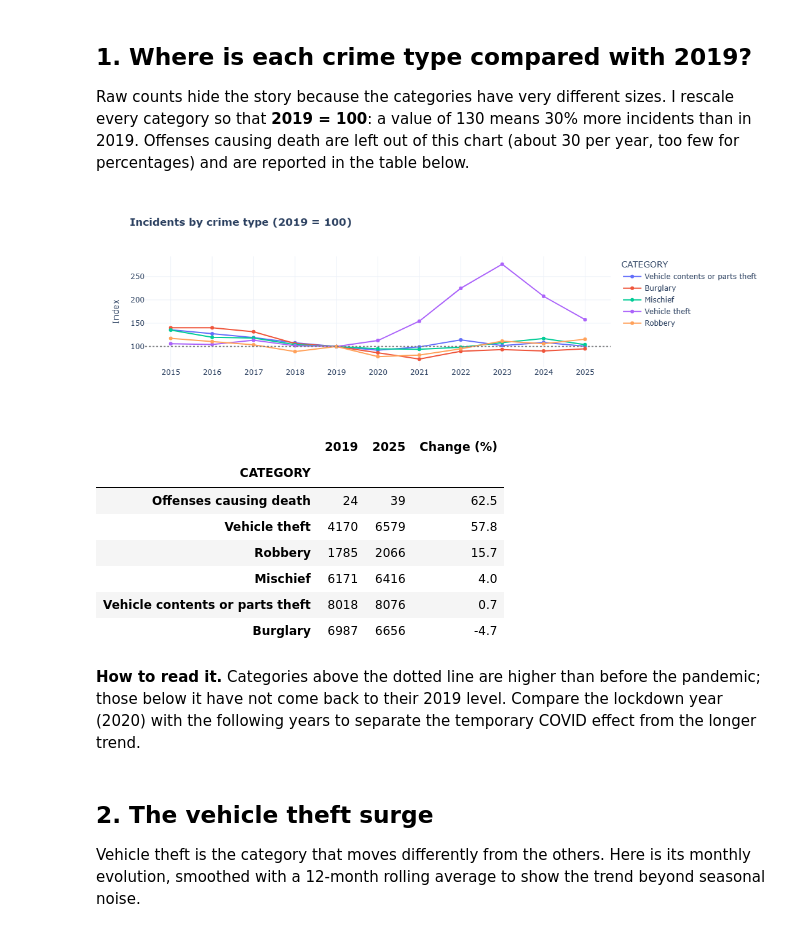
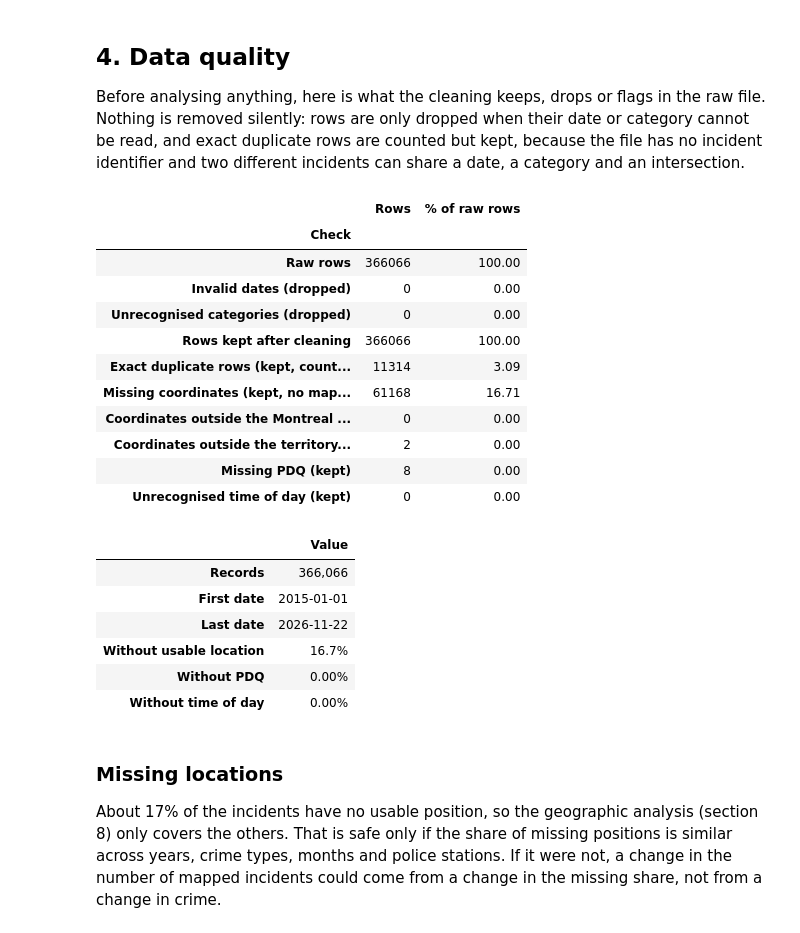
Before and after one commit to NadaAf25/montreal-crime-after-covid, a Jupyter notebook: Montreal-Crime-After-COVID.ipynb, the cells around one changed output. Drawn from its saved outputs; the diff is of its cells as text; code cells hidden in the pictures.

Commit message:
Add statistical analysis, tests, CI, data download script and rebuilt report

```diff
--- a/Montreal-Crime-After-COVID.ipynb
+++ b/Montreal-Crime-After-COVID.ipynb
@@ -90,0 +36,11 @@ yearly
+# %%
+boundary = load_boundary(BOUNDARY_PATH)
+if boundary is None:
+    print("No territory polygon found (" + BOUNDARY_PATH + "): coordinates are checked against a "
+          "bounding box only.\nRun `python download_data.py` to add the polygon check.")
+
+df = load_crimes(DATA_PATH, boundary=boundary)
+full = df[df["YEAR"] <= LAST_FULL_YEAR]          # complete years only
+yearly = yearly_table(full)
+population = load_population()                   # years without a population are left out
+peak_year = int(yearly["Vehicle theft"].idxmax())
@@ -91,38 +140,31 @@ yearly
 # %% [markdown]
-## 1. Where is each crime type compared with 2019?
-Raw counts hide the story because the categories have very different sizes. I rescale every category so that **2019 = 100**: a value of 130 means 30% more incidents than in 2019. Offenses causing death are left out of this chart (about 30 per year, too few for percentages) and are reported in the table below.
+## 4. Data quality
+Before analysing anything, here is what the cleaning keeps, drops or flags in the raw file. Nothing is removed silently: rows are only dropped when their date or category cannot be read, and exact duplicate rows are counted but kept, because the file has no incident identifier and two different incidents can share a date, a category and an intersection.
 # %%
-index = index_to_baseline(yearly[MAIN_CATEGORIES], BASE_YEAR)
-long_index = index.reset_index().melt(id_vars="YEAR", var_name="CATEGORY", value_name="INDEX")
-
-fig = px.line(long_index, x="YEAR", y="INDEX", color="CATEGORY", markers=True,
-              title="<b>Incidents by crime type (2019 = 100)</b>")
-fig.add_hline(y=100, line_dash="dot", line_color="grey")
-fig.update_xaxes(dtick=1, title=None)
-fig.update_yaxes(title="Index")
-fig.show()
+quality_report(DATA_PATH, boundary=boundary)
 # %% [output]
-[figure, removed]
+|  | Rows | % of raw rows |
+| Check |  |  |
+| Raw rows | 366066 | 100.00 |
+| Invalid dates (dropped) | 0 | 0.00 |
+| Unrecognised categories (dropped) | 0 | 0.00 |
+| Rows kept after cleaning | 366066 | 100.00 |
+| Exact duplicate rows (kept, count... | 11314 | 3.09 |
+| Missing coordinates (kept, no map... | 61168 | 16.71 |
+| Coordinates outside the Montreal ... | 0 | 0.00 |
+| Coordinates outside the territory... | 2 | 0.00 |
+| Missing PDQ (kept) | 8 | 0.00 |
+| Unrecognised time of day (kept) | 0 | 0.00 |
 # %%
-last = yearly.loc[LAST_FULL_YEAR]
-base = yearly.loc[BASE_YEAR]
-comparison = pd.DataFrame({
-    str(BASE_YEAR): base,
-    str(LAST_FULL_YEAR): last,
-    "Change (%)": ((last / base - 1) * 100).round(1),
-}).sort_values("Change (%)", ascending=False)
-comparison
+data_quality(df)
 # %% [output]
-|  | 2019 | 2025 | Change (%) |
-| CATEGORY |  |  |  |
-| Offenses causing death | 24 | 39 | 62.5 |
-| Vehicle theft | 4170 | 6579 | 57.8 |
-| Robbery | 1785 | 2066 | 15.7 |
-| Mischief | 6171 | 6416 | 4.0 |
-| Vehicle contents or parts theft | 8018 | 8076 | 0.7 |
-| Burglary | 6987 | 6656 | -4.7 |
+|  | Value |
+| Records | 366,066 |
+| First date | 2015-01-01 |
+| Last date | 2026-11-22 |
+| Without usable location | 16.7% |
+| Without PDQ | 0.00% |
+| Without time of day | 0.00% |
 # %% [markdown]
-**How to read it.** Categories above the dotted line are higher than before the pandemic; those below it have not come back to their 2019 level. Compare the lockdown year (2020) with the following years to separate the temporary COVID effect from the longer trend.
+### Missing locations
+About 17% of the incidents have no usable position, so the geographic analysis (section 8) only covers the others. That is safe only if the share of missing positions is similar across years, crime types, months and police stations. If it were not, a change in the number of mapped incidents could come from a change in the missing share, not from a change in crime.
-# %% [markdown]
-## 2. The vehicle theft surge
-Vehicle theft is the category that moves differently from the others. Here is its monthly evolution, smoothed with a 12-month rolling average to show the trend beyond seasonal noise.
```
Also changed, not shown: parts of 85 cells of this notebook, 22 other files.
